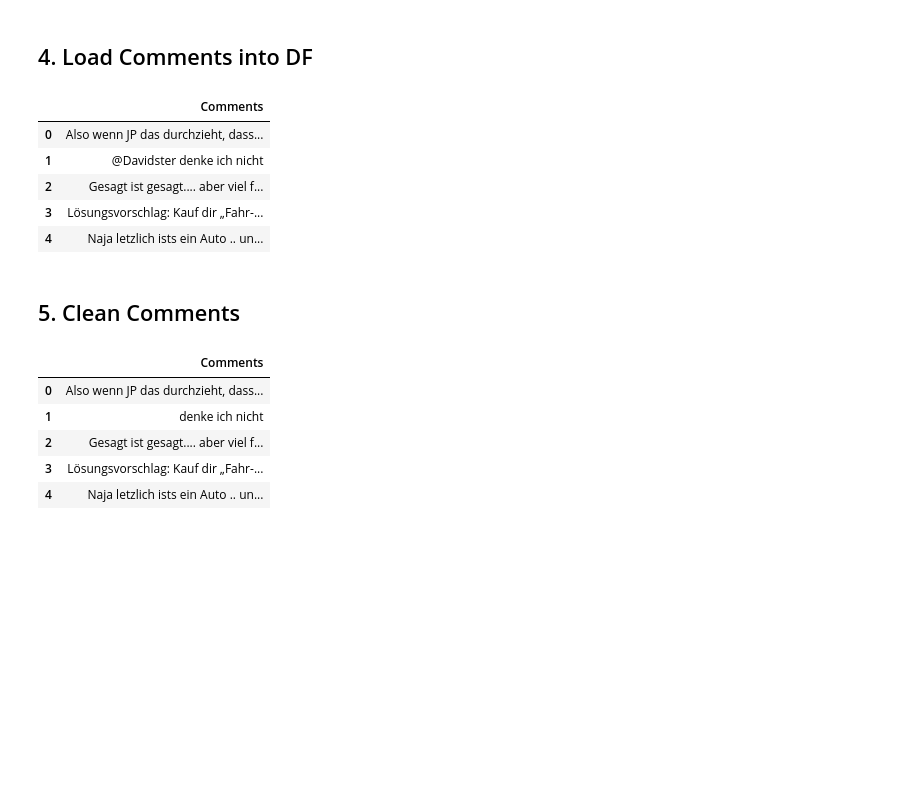
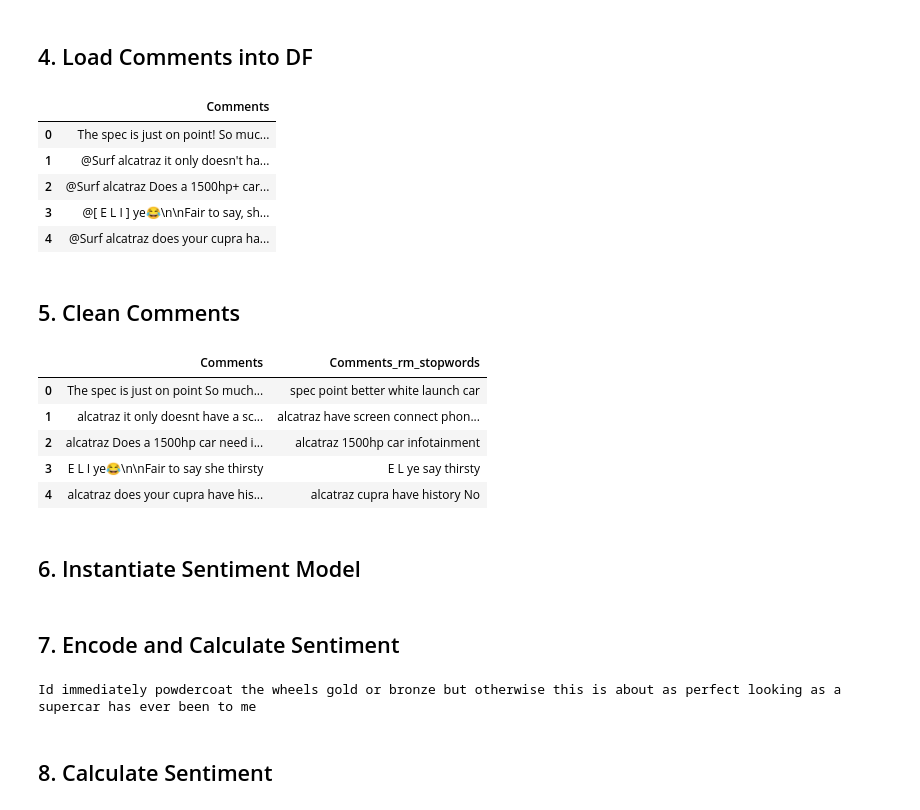
Before and after one commit to johnphilipp/yt-analytics, a Jupyter notebook: test.ipynb, the cells around one changed output. Drawn from its saved outputs; the diff is of its cells as text; code cells hidden in the pictures; blank space fills up the shorter version.

```diff
--- a/test.ipynb
+++ b/test.ipynb
@@ -33,7 +33,7 @@ youtube = googleapiclient.discovery.build(
     api_service_name, api_version, developerKey = DEVELOPER_KEY)
 
 # Query
-vid = "1PSWKxsHSUQ"
+vid = "SMyD-Ax2Gkg" # "1PSWKxsHSUQ"
 data = {}
 dataAll = []
 nextPageToken = None
@@ -79,30 +79,34 @@ df = pd.DataFrame(np.array(comments), columns=["Comments"])
 df.head()
 # %% [output]
 |  | Comments |
-| 0 | Also wenn JP das durchzieht, dass... |
-| 1 | @Davidster denke ich nicht |
-| 2 | Gesagt ist gesagt.... aber viel f... |
-| 3 | Lösungsvorschlag: Kauf dir „Fahr-... |
-| 4 | Naja letzlich ists ein Auto .. un... |
+| 0 | The spec is just on point! So muc... |
+| 1 | @Surf alcatraz it only doesn't ha... |
+| 2 | @Surf alcatraz Does a 1500hp+ car... |
+| 3 | @[ E L I ] ye😂\n\nFair to say, sh... |
+| 4 | @Surf alcatraz does your cupra ha... |
 # %% [markdown]
 ## 5. Clean Comments
 # %%
+from string import punctuation
+
 # Creating function to clean comments
 def cleanComments(comment):
     comment = re.sub(r"@[A-Za-z0-9]+", "", comment)
-    comment = re.sub(r"#", "", comment)
     comment = re.sub(r"https?:\/\/\S+", "", comment)
+    comment = comment.translate(str.maketrans("", "", punctuation))
     return comment
 
 # Cleaning comments
 df["Comments"] = df["Comments"].apply(cleanComments)
 
 # Show first 5 cleaned entires
 df.head()
 # %% [output]
-|  | Comments |
-| 0 | Also wenn JP das durchzieht, dass... |
-| 1 | denke ich nicht |
-| 2 | Gesagt ist gesagt.... aber viel f... |
-| 3 | Lösungsvorschlag: Kauf dir „Fahr-... |
-| 4 | Naja letzlich ists ein Auto .. un... |
+|  | Comments | Comments_rm_stopwords |
+| 0 | The spec is just on point So much... | spec point better white launch car |
+| 1 | alcatraz it only doesnt have a sc... | alcatraz have screen connect phon... |
+| 2 | alcatraz Does a 1500hp car need i... | alcatraz 1500hp car infotainment |
+| 3 | E L I ye😂\n\nFair to say she thirsty | E L ye say thirsty |
+| 4 | alcatraz does your cupra have his... | alcatraz cupra have history No |
+# %% [markdown]
+## 6. Instantiate Sentiment Model
@@ -108,0 +117,9 @@ df.head()
+# %% [markdown]
+## 7. Encode and Calculate Sentiment
+# %%
+commentTest = df["Comments"].iloc[100]
+print(commentTest)
+# %% [output]
+Id immediately powdercoat the wheels gold or bronze but otherwise this is about as perfect looking as a supercar has ever been to me
+# %% [markdown]
+## 8. Calculate Sentiment
```
Also changed, not shown: parts of 26 cells of this notebook, 1 other file.
